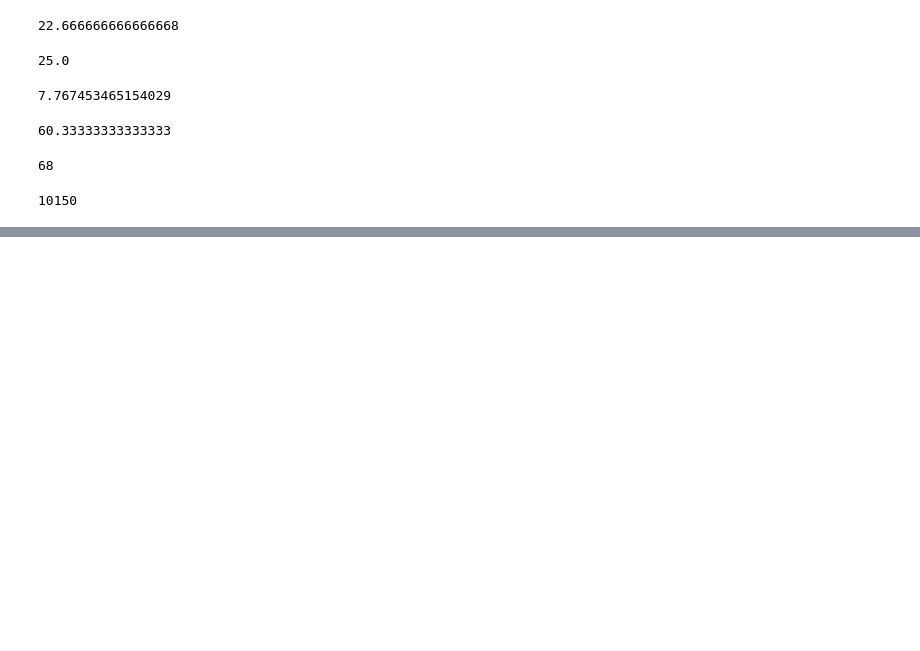
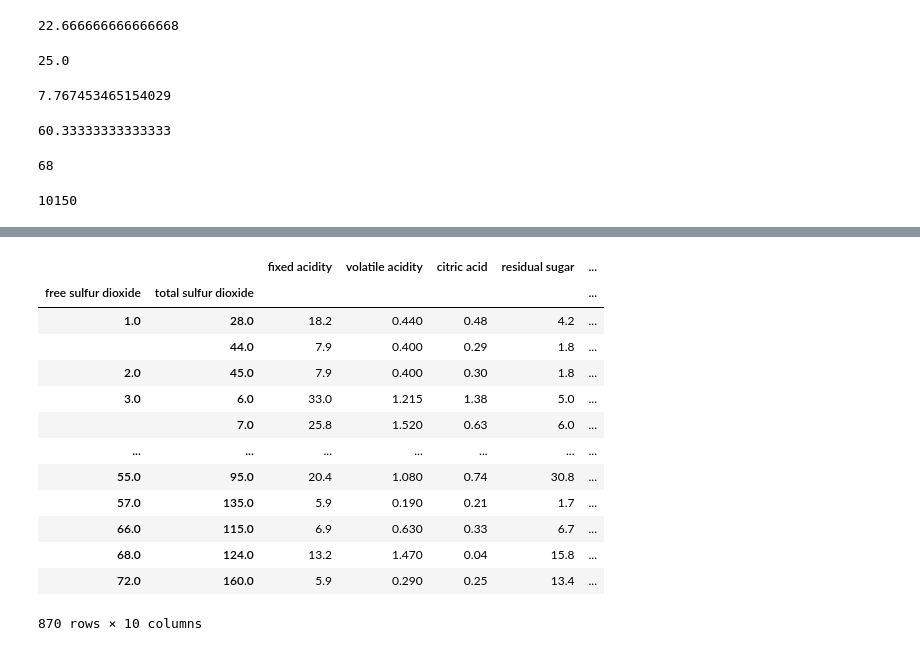
Before and after one commit to bhanublez/Python-learning, a Jupyter notebook: Machine Learning/Pandas/playWithPanda.ipynb, the cells around one changed output, grey strips where cells are left out. Cells and saved outputs as stored; diff of their text form; code cells hidden in the pictures; blank space fills up the shorter version.

```diff
--- a/Machine Learning/Pandas/playWithPanda.ipynb
+++ b/Machine Learning/Pandas/playWithPanda.ipynb
@@ -462,0 +1041,17 @@ df4['Total Quantity'].prod()
+# %%
+wine_data.groupby(['free sulfur dioxide','total sulfur dioxide']).sum()#sulfur content grouping
+# %% [output]
+|  |  | fixed acidity | volatile acidity | citric acid | residual sugar | ... |
+| free sulfur dioxide | total sulfur dioxide |  |  |  |  | ... |
+| 1.0 | 28.0 | 18.2 | 0.440 | 0.48 | 4.2 | ... |
+|  | 44.0 | 7.9 | 0.400 | 0.29 | 1.8 | ... |
+| 2.0 | 45.0 | 7.9 | 0.400 | 0.30 | 1.8 | ... |
+| 3.0 | 6.0 | 33.0 | 1.215 | 1.38 | 5.0 | ... |
+|  | 7.0 | 25.8 | 1.520 | 0.63 | 6.0 | ... |
+| ... | ... | ... | ... | ... | ... | ... |
+| 55.0 | 95.0 | 20.4 | 1.080 | 0.74 | 30.8 | ... |
+| 57.0 | 135.0 | 5.9 | 0.190 | 0.21 | 1.7 | ... |
+| 66.0 | 115.0 | 6.9 | 0.630 | 0.33 | 6.7 | ... |
+| 68.0 | 124.0 | 13.2 | 1.470 | 0.04 | 15.8 | ... |
+| 72.0 | 160.0 | 5.9 | 0.290 | 0.25 | 13.4 | ... |
+870 rows × 10 columns
```
Also changed, not shown: parts of 61 cells of this notebook, 2 other files.
